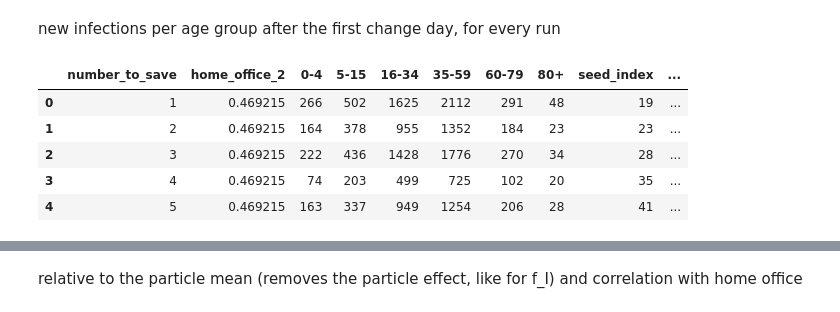
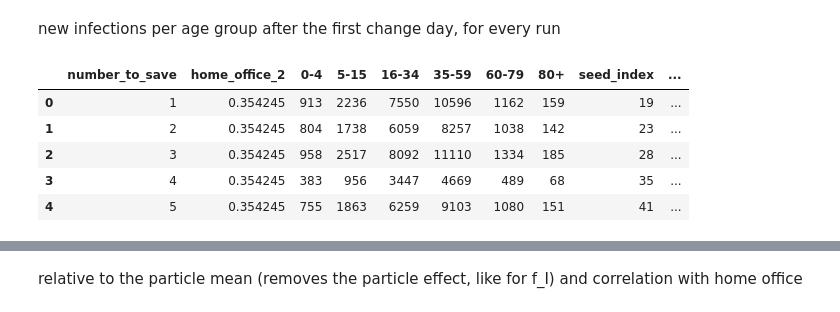
Before and after one commit to an-ne-so-ph-ie/memilio, a Jupyter notebook: pycode/examples/simulation/ABM_demonstrator_munich/analyzing_peaks_and_presences.ipynb, the cells around one changed output, grey strips where cells are left out. Cells and saved outputs as stored; diff of their text form; code cells hidden in the pictures.

```diff
--- a/pycode/examples/simulation/ABM_demonstrator_munich/analyzing_peaks_and_presences.ipynb
+++ b/pycode/examples/simulation/ABM_demonstrator_munich/analyzing_peaks_and_presences.ipynb
@@ -13,7 +13,7 @@ import os; print(os.environ.get("LD_LIBRARY_PATH"))
 # %% [markdown]
 ! hier steht 60 und 25, muss geändert werden, falls Zeitraum angepasst wird
 # %%
-results_folder = "output/screening_kappa_2.2_12_seeds"
+results_folder = "/storage/users/anne_sophie/screening_kappa_2.2_12_seeds_h77_d19_notest"
 per_seed = pd.read_csv(os.path.join(results_folder, "per_seed.csv"))
 print(len(per_seed), "runs")
 # %% [output]
@@ -149,24 +149,24 @@ new infections per age group after the first change day, for every run
 # %%
 rows = []
 for number_to_save in per_seed["number_to_save"]:
     infection_paths = pd.read_csv(os.path.join(results_folder, f"{number_to_save}_infection_paths_damping.txt"), sep=r"\s+")
     with open(os.path.join(results_folder, f"{number_to_save}_strategy.json")) as file:
         strategy = json.load(file)
     infection_hour = infection_paths["S"].to_numpy()
     age_group = age_group_of_person[infection_paths["Agent_id"].to_numpy()]
-    after_change = (infection_hour >= strategy["change_day_1"] * 24) & (infection_hour < 60 * 24)
+    after_change = (infection_hour >= strategy["change_day_1"] * 24) & (infection_hour < 77 * 24)
     counts = np.bincount(age_group[after_change], minlength=len(age_group_names))
     rows.append({"number_to_save": number_to_save, "home_office_2": strategy["home_office_2"],
                 **dict(zip(age_group_names, counts))})
 age_table = pd.DataFrame(rows).merge(per_seed[["number_to_save", "seed_index", "strategy"]], on="number_to_save")
 age_table.head()
 # %% [output]
 |  | number_to_save | home_office_2 | 0-4 | 5-15 | 16-34 | 35-59 | 60-79 | 80+ | seed_index | ... |
-| 0 | 1 | 0.469215 | 266 | 502 | 1625 | 2112 | 291 | 48 | 19 | ... |
-| 1 | 2 | 0.469215 | 164 | 378 | 955 | 1352 | 184 | 23 | 23 | ... |
-| 2 | 3 | 0.469215 | 222 | 436 | 1428 | 1776 | 270 | 34 | 28 | ... |
-| 3 | 4 | 0.469215 | 74 | 203 | 499 | 725 | 102 | 20 | 35 | ... |
-| 4 | 5 | 0.469215 | 163 | 337 | 949 | 1254 | 206 | 28 | 41 | ... |
+| 0 | 1 | 0.354245 | 913 | 2236 | 7550 | 10596 | 1162 | 159 | 19 | ... |
+| 1 | 2 | 0.354245 | 804 | 1738 | 6059 | 8257 | 1038 | 142 | 23 | ... |
+| 2 | 3 | 0.354245 | 958 | 2517 | 8092 | 11110 | 1334 | 185 | 28 | ... |
+| 3 | 4 | 0.354245 | 383 | 956 | 3447 | 4669 | 489 | 68 | 35 | ... |
+| 4 | 5 | 0.354245 | 755 | 1863 | 6259 | 9103 | 1080 | 151 | 41 | ... |
 # %%
 print(age_table.head().to_latex())
 # %% [output]
```
Also changed, not shown: parts of 11 cells of this notebook.
